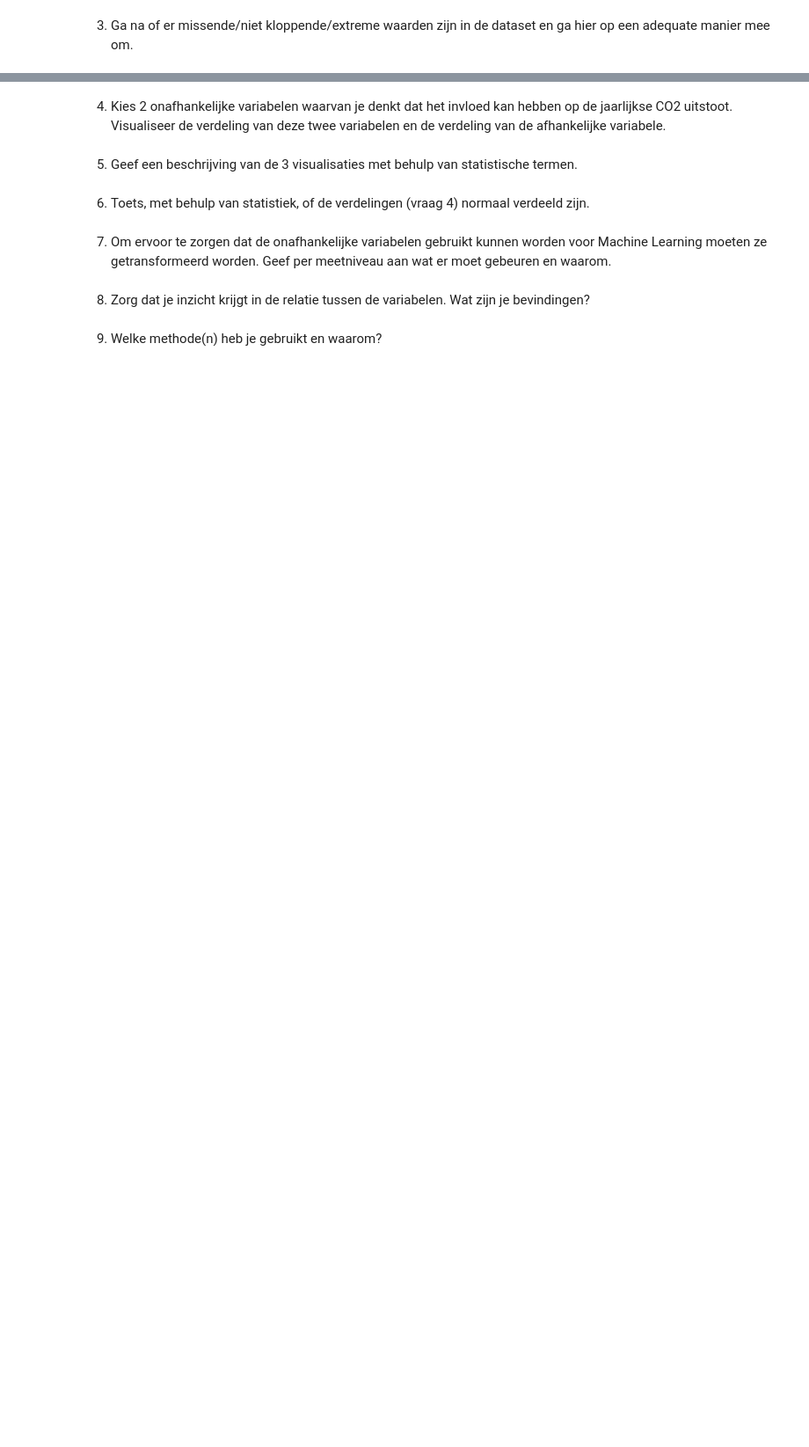
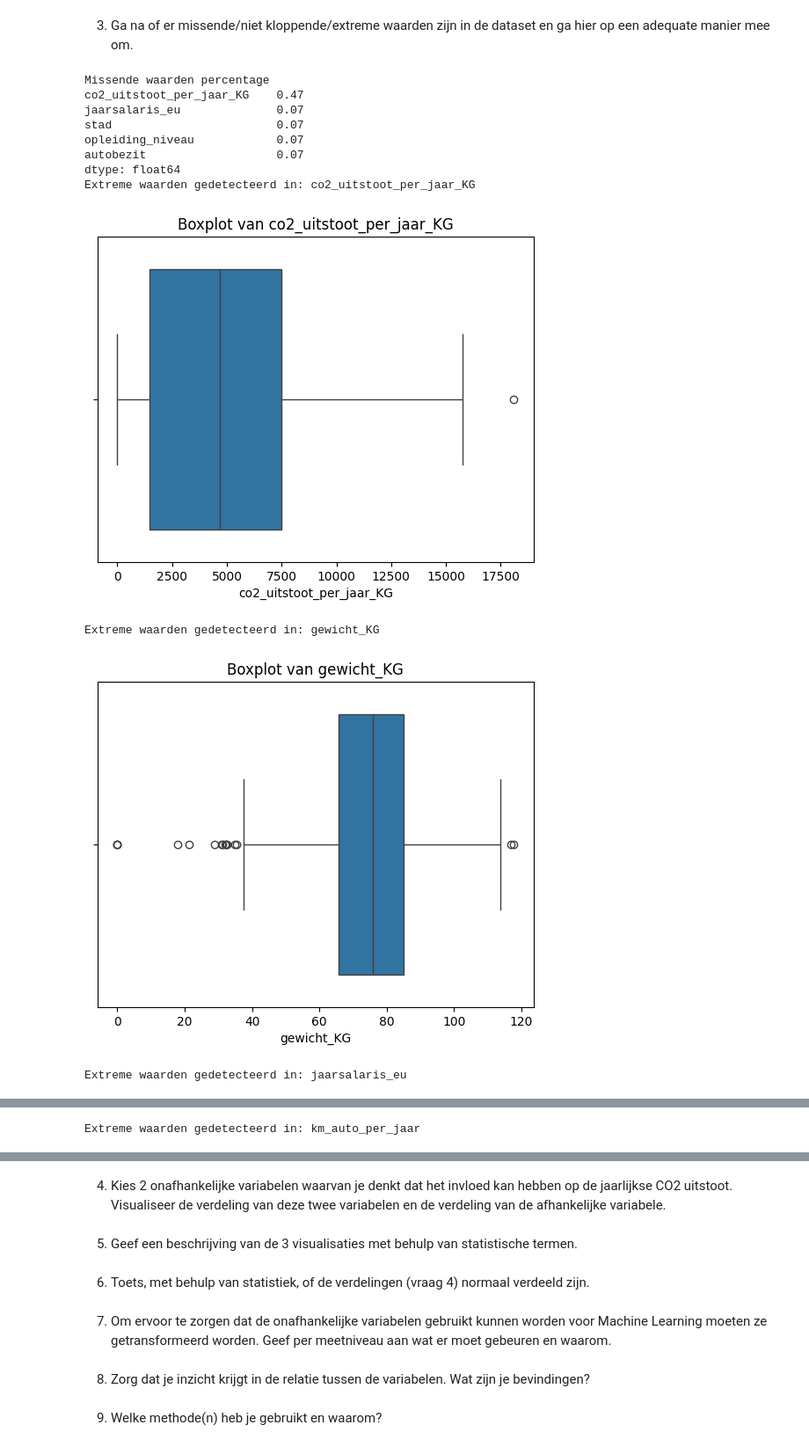
Before and after one commit to 24087068/wiskunde_porfolio, a Jupyter notebook: portfolio.ipynb, the cells around one changed output, grey strips where cells are left out. Shown at 88% size. Saved outputs shown, nothing was run; the diff lists cells and outputs as text; code cells hidden in the pictures; blank space fills up the shorter version.

Commit message:
Added XLSX and first 3 questions
Added the XLSX file (it is quite small)
Did the first 3 questions in the for the portfolio

```diff
--- a/portfolio.ipynb
+++ b/portfolio.ipynb
@@ -10,6 +10,11 @@ from sklearn.model_selection import KFold
 from sklearn.linear_model import LinearRegression
 from sklearn.neighbors import KNeighborsRegressor
 # Data:
-df_co2 = pd.read_excel('../Mobiliteitsdata.xlsx')
+pd.set_option('display.max_columns', None)
+df_co2 = pd.read_excel('Mobiliteitsdata.xlsx')
+print("Head of the data")
 display(df_co2.head())
+print("Column list")
+display(df_co2.columns.tolist())
+pd.set_option('display.max_columns', 10)
 # %% [output]
@@ -34,3 +87,38 @@ display(df_co2.head())
 3.	Ga na of er missende/niet kloppende/extreme waarden zijn in de dataset en ga hier op een adequate manier mee om.
 # %%
 # 3
+# import z-score
+from scipy.stats import zscore
+# Eerst missende waarden:
+mv = df_co2.isnull().mean() * 100
+print("Missende waarden percentage")
+print(mv[mv > 0].sort_values(ascending=False).round(2))
+
+# Extreme waarden
+# Instellingen
+threshold = 3
+columns_to_check = df_co2.select_dtypes(include=[np.number]).columns.difference(['persoon_ID'])
+
+# Loop voor relevante kollomen
+for col in columns_to_check:
+    z_scores = zscore(df_co2[col].dropna())
+    extreme_mask = np.abs(z_scores) > threshold
+
+    if extreme_mask.any():
+        print(f"Extreme waarden gedetecteerd in: {col}")
+        sns.boxplot(x=df_co2[col])
+        plt.title(f"Boxplot van {col}")
+        plt.show()
+# %% [output]
+Missende waarden percentage
+co2_uitstoot_per_jaar_KG    0.47
+jaarsalaris_eu              0.07
+stad                        0.07
+opleiding_niveau            0.07
+autobezit                   0.07
+dtype: float64
+Extreme waarden gedetecteerd in: co2_uitstoot_per_jaar_KG
+[figure, added]
+Extreme waarden gedetecteerd in: gewicht_KG
+[figure, added]
+Extreme waarden gedetecteerd in: jaarsalaris_eu
@@ -36,0 +126 @@ display(df_co2.head())
+Extreme waarden gedetecteerd in: km_auto_per_jaar
```
Also changed, not shown: parts of 5 cells of this notebook, 1 other file.
